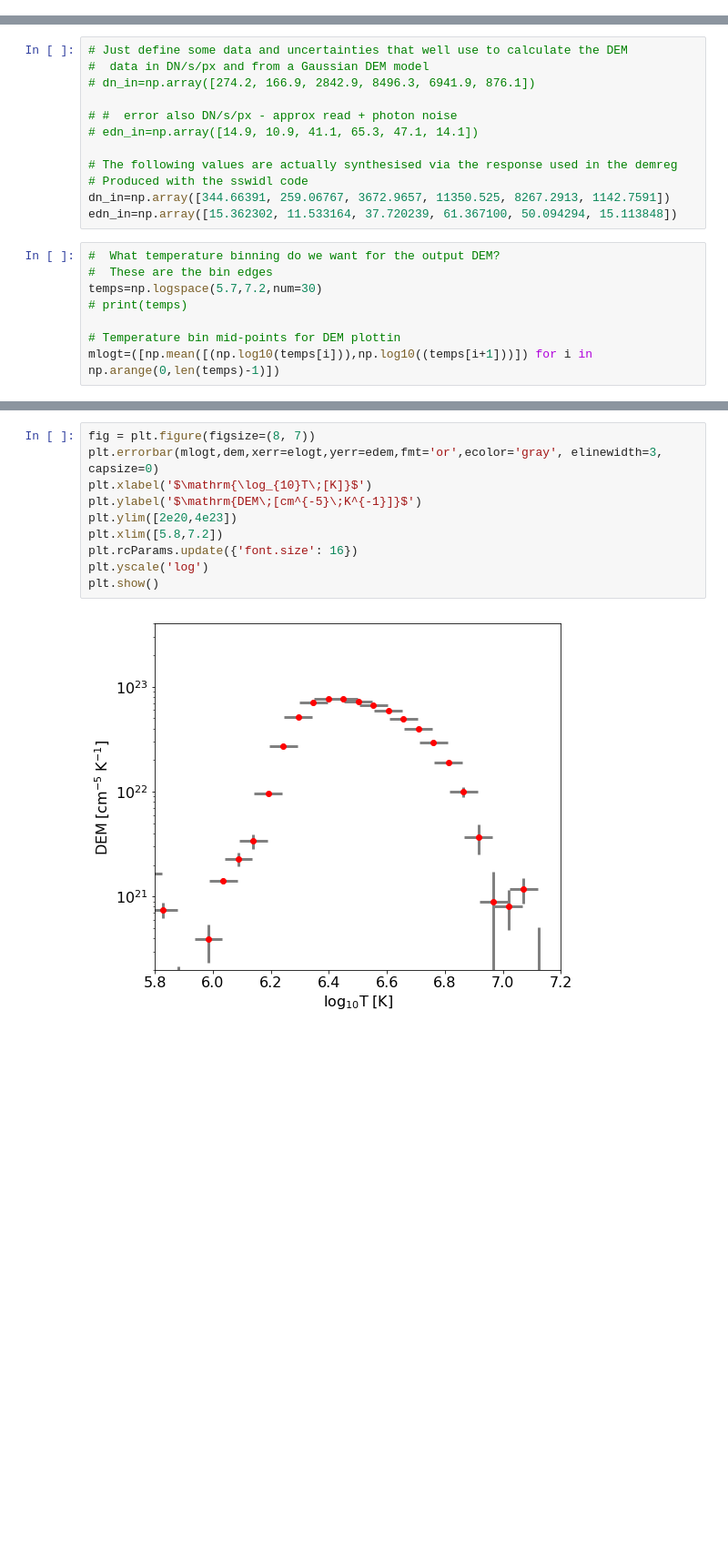
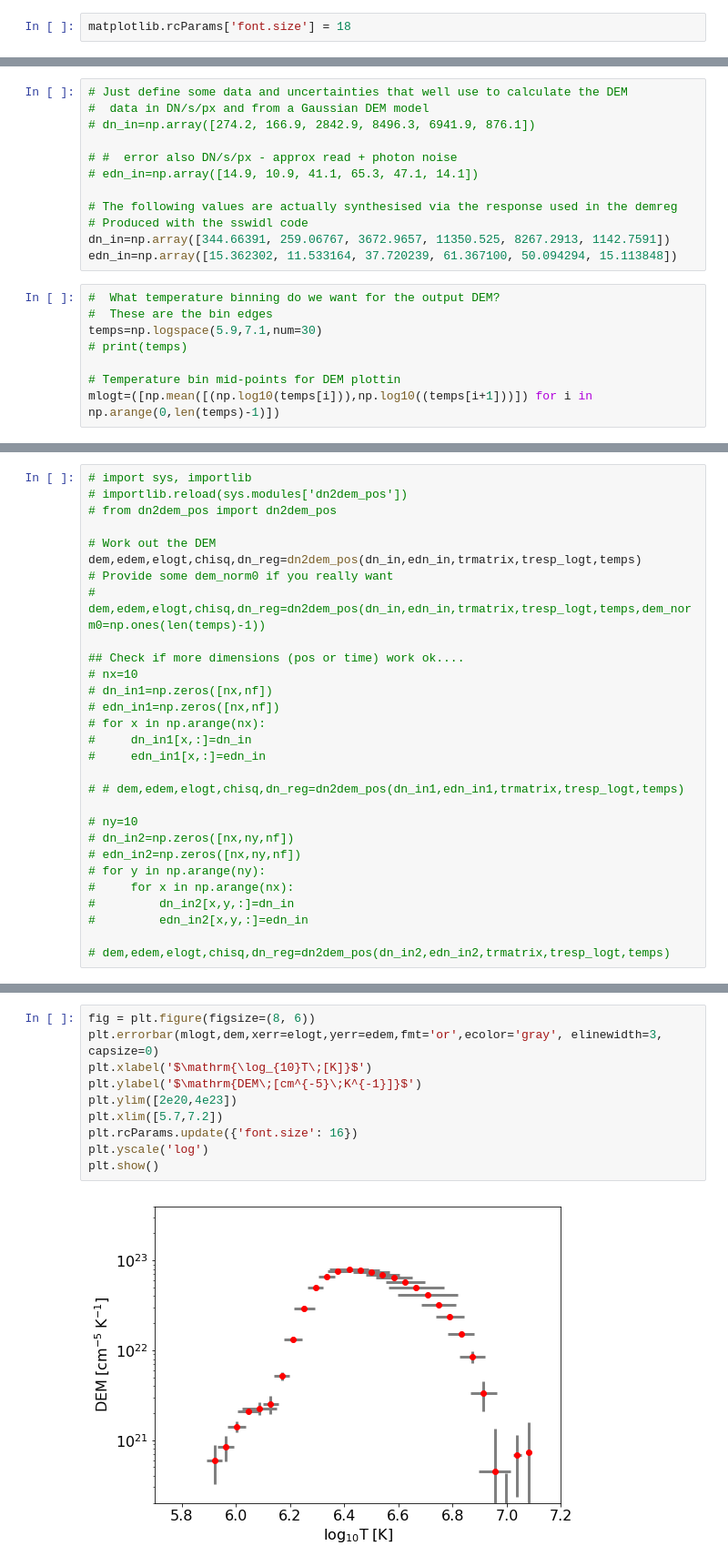
Before and after one commit to ianan/demreg, a Jupyter notebook: python/example_demregpy.ipynb, the cells around one changed output, grey strips where cells are left out. Shown at 91% size. Saved outputs shown, nothing was run; the diff lists cells and outputs as text; blank space fills up the shorter version.

```diff
--- a/python/example_demregpy.ipynb
+++ b/python/example_demregpy.ipynb
@@ -24,6 +25,8 @@ warnings.simplefilter('ignore')
 # matplotlib.rcParams['font.sans-serif'] = "Arial"
 # matplotlib.rcParams['font.family'] = "sans-serif"
 matplotlib.rcParams['font.size'] = 18
+# %%
+matplotlib.rcParams['font.size'] = 18
 # %%
 # Load in the SSWIDL generated response functions
 # Was produced by make_aiaresp_forpy.pro (can't escape sswidl that easily....)
@@ -76,7 +79,7 @@ edn_in=np.array([15.362302, 11.533164, 37.720239, 61.367100, 50.094294, 15.11384
 # %%
 #  What temperature binning do we want for the output DEM?
 #  These are the bin edges
-temps=np.logspace(5.7,7.2,num=30)
+temps=np.logspace(5.9,7.1,num=30)
 # print(temps)
 
 # Temperature bin mid-points for DEM plottin
@@ -92,0 +87,29 @@ total elapsed time = 0:00:00.024119
+# %%
+# import sys, importlib
+# importlib.reload(sys.modules['dn2dem_pos'])
+# from dn2dem_pos import dn2dem_pos
+
+# Work out the DEM
+dem,edem,elogt,chisq,dn_reg=dn2dem_pos(dn_in,edn_in,trmatrix,tresp_logt,temps)
+# Provide some dem_norm0 if you really want
+# dem,edem,elogt,chisq,dn_reg=dn2dem_pos(dn_in,edn_in,trmatrix,tresp_logt,temps,dem_norm0=np.ones(len(temps)-1))
+
+## Check if more dimensions (pos or time) work ok....
+# nx=10
+# dn_in1=np.zeros([nx,nf])
+# edn_in1=np.zeros([nx,nf])
+# for x in np.arange(nx):
+#     dn_in1[x,:]=dn_in
+#     edn_in1[x,:]=edn_in
+
+# # dem,edem,elogt,chisq,dn_reg=dn2dem_pos(dn_in1,edn_in1,trmatrix,tresp_logt,temps)
+
+# ny=10
+# dn_in2=np.zeros([nx,ny,nf])
+# edn_in2=np.zeros([nx,ny,nf])
+# for y in np.arange(ny):
+#     for x in np.arange(nx):
+#         dn_in2[x,y,:]=dn_in
+#         edn_in2[x,y,:]=edn_in
+
+# dem,edem,elogt,chisq,dn_reg=dn2dem_pos(dn_in2,edn_in2,trmatrix,tresp_logt,temps)
@@ -104,15 +130,15 @@ plt.show()
 # %%
-fig = plt.figure(figsize=(8, 7))
+fig = plt.figure(figsize=(8, 6))
 plt.errorbar(mlogt,dem,xerr=elogt,yerr=edem,fmt='or',ecolor='gray', elinewidth=3, capsize=0)
 plt.xlabel('$\mathrm{\log_{10}T\;[K]}$')
 plt.ylabel('$\mathrm{DEM\;[cm^{-5}\;K^{-1}]}$')
 plt.ylim([2e20,4e23])
-plt.xlim([5.8,7.2])
+plt.xlim([5.7,7.2])
 plt.rcParams.update({'font.size': 16})
 plt.yscale('log')
 plt.show()
 # %% [output]
-[figure, old version]
+[figure, new version]
 # %%
 #  All elogt the same size - idl version did not do this (see ../idl/example_dem_pxl.pro)
 print(elogt)
```
Also changed, not shown: parts of 5 cells of this notebook, 2 other files.
